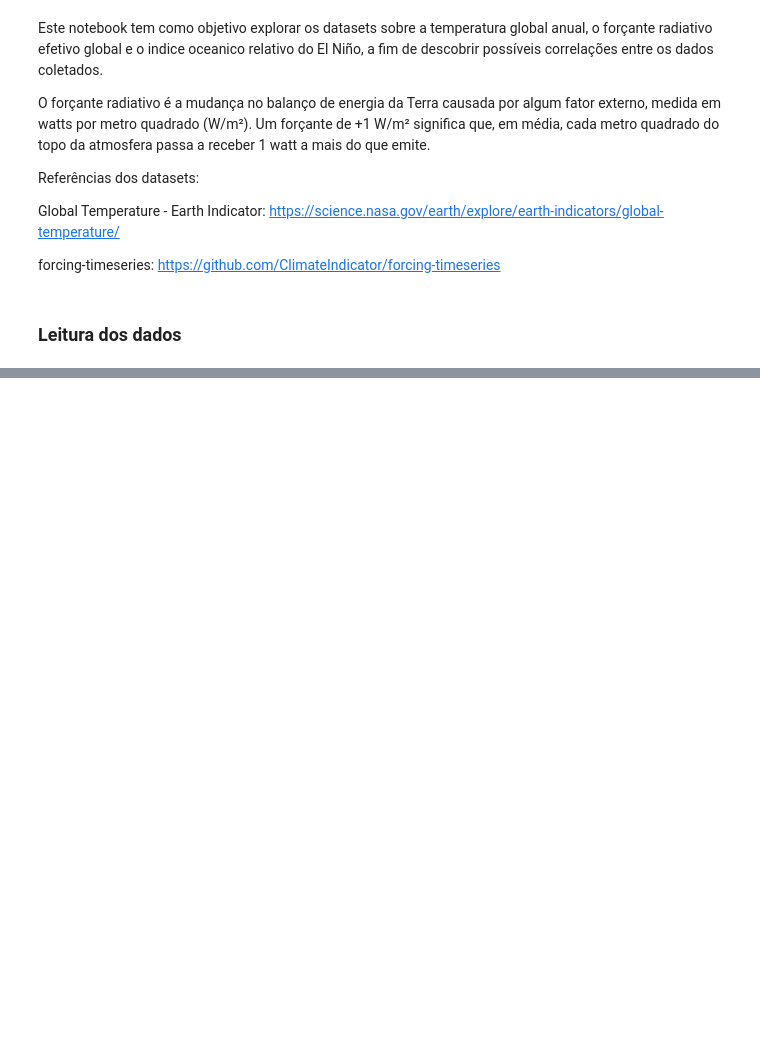
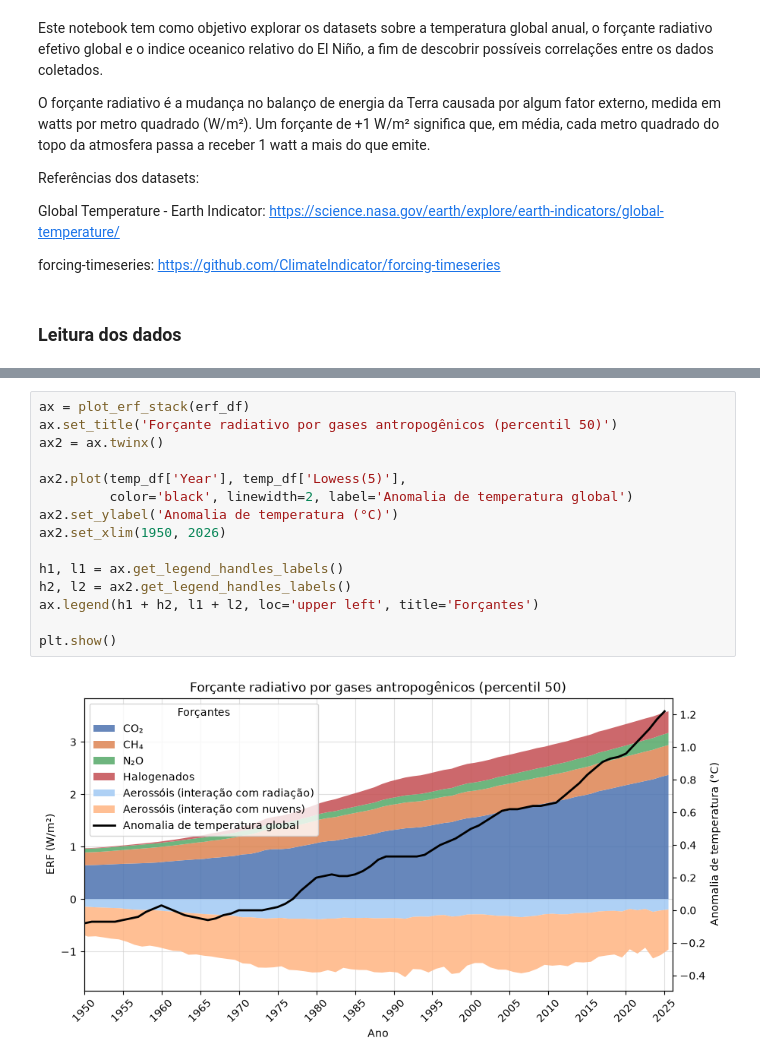
Before and after one commit to PETCC-UFRN/DataPET-Relatorio2-2026, a Jupyter notebook: src/datapet_relatorio2_2026/analise_exploratoria/AnaliseClimaticaExp.ipynb, the cells around one changed output, grey strips where cells are left out. Drawn from its saved outputs; the diff is of its cells as text; blank space fills up the shorter version.

```diff
--- a/src/datapet_relatorio2_2026/analise_exploratoria/AnaliseClimaticaExp.ipynb
+++ b/src/datapet_relatorio2_2026/analise_exploratoria/AnaliseClimaticaExp.ipynb
@@ -37,0 +195,17 @@ roni_plot_df.head()
+# %%
+ax = plot_erf_stack(erf_df)
+ax.set_title('Forçante radiativo por gases antropogênicos (percentil 50)')
+ax2 = ax.twinx()
+
+ax2.plot(temp_df['Year'], temp_df['Lowess(5)'],
+         color='black', linewidth=2, label='Anomalia de temperatura global')
+ax2.set_ylabel('Anomalia de temperatura (°C)')
+ax2.set_xlim(1950, 2026)
+
+h1, l1 = ax.get_legend_handles_labels()
+h2, l2 = ax2.get_legend_handles_labels()
+ax.legend(h1 + h2, l1 + l2, loc='upper left', title='Forçantes')
+
+plt.show()
+# %% [output]
+[figure, added]
```
Also changed, not shown: parts of 14 cells of this notebook.
